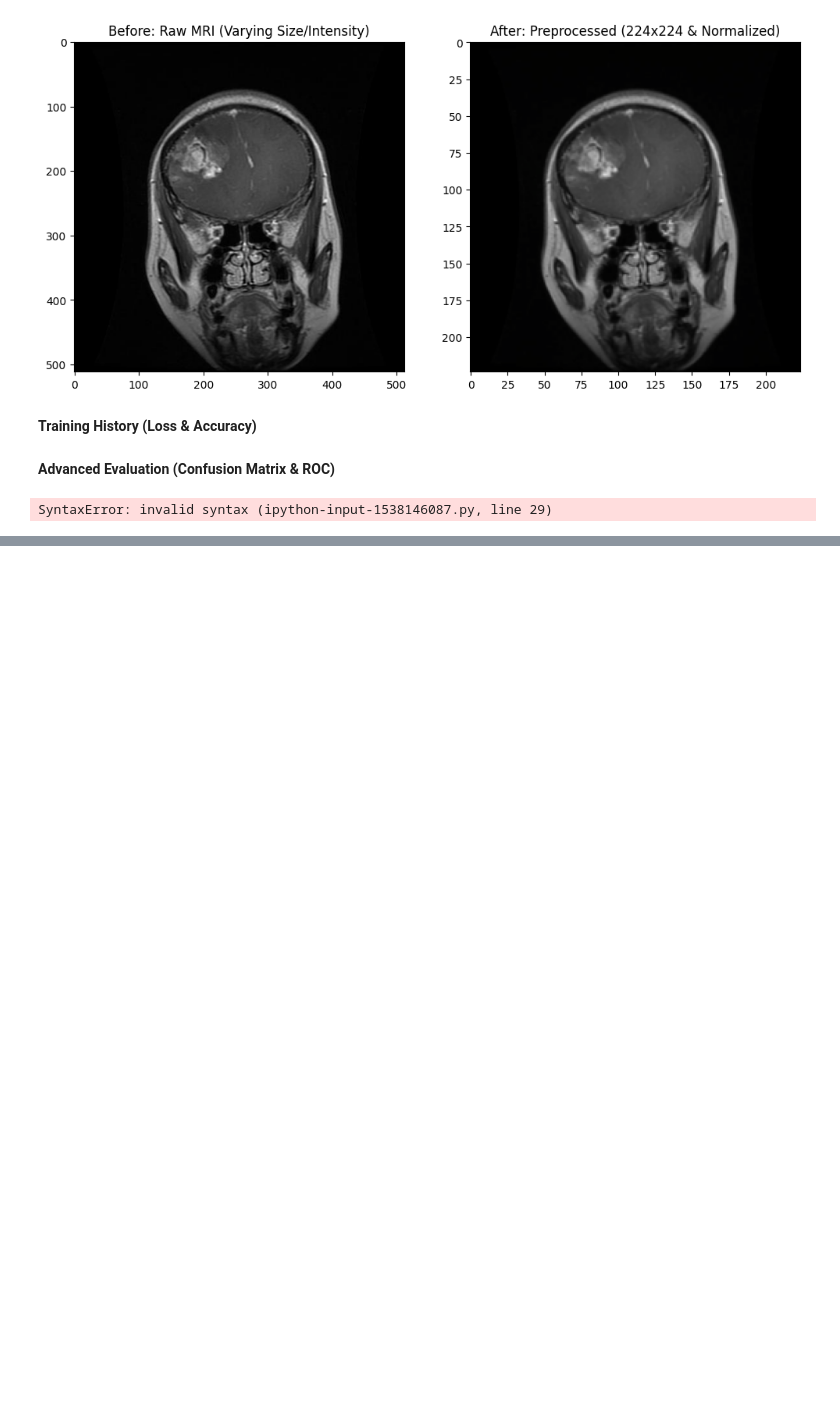
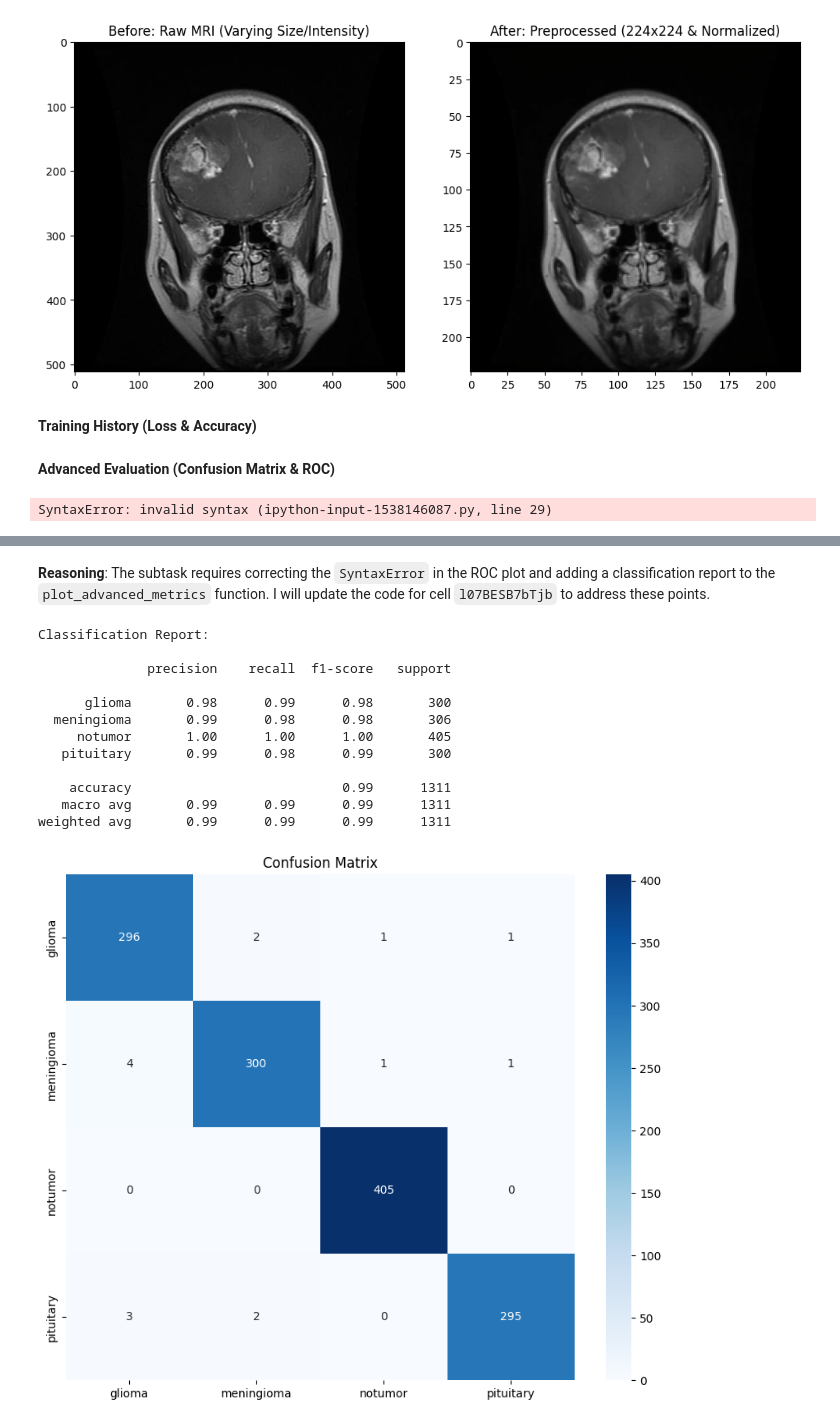
Before and after one commit to Blecyrajan/ML_Projects, a Jupyter notebook: Brain_Tumor.ipynb, the cells around one changed output, grey strips where cells are left out. Saved outputs shown, nothing was run; the diff lists cells and outputs as text; code cells hidden in the pictures; blank space fills up the shorter version.

```diff
--- a/Brain_Tumor.ipynb
+++ b/Brain_Tumor.ipynb
@@ -312,0 +447,58 @@ SyntaxError: invalid syntax (ipython-input-1538146087.py, line 29)
+# %% [markdown]
+**Reasoning**:
+The subtask requires correcting the `SyntaxError` in the ROC plot and adding a classification report to the `plot_advanced_metrics` function. I will update the code for cell `l07BESB7bTjb` to address these points.
+# %%
+from sklearn.metrics import confusion_matrix, roc_curve, auc, classification_report
+
+def plot_advanced_metrics(model, loader, classes):
+    model.eval()
+    all_preds, all_probs, all_labels = [], [], []
+
+    with torch.no_grad():
+        for imgs, labels in loader:
+            imgs = imgs.to(device)
+            outputs, _ = model(imgs)
+            probs = torch.softmax(outputs, dim=1)
+            all_probs.extend(probs.cpu().numpy())
+            all_preds.extend(outputs.argmax(1).cpu().numpy())
+            all_labels.extend(labels.numpy())
+
+    # --- Classification Report ---
+    print("\nClassification Report:\n")
+    print(classification_report(all_labels, all_preds, target_names=classes))
+
+    # --- Confusion Matrix ---
+    cm = confusion_matrix(all_labels, all_preds)
+    plt.figure(figsize=(10, 8))
+    sns.heatmap(cm, annot=True, fmt='d', xticklabels=classes, yticklabels=classes, cmap='Blues')
+    plt.title("Confusion Matrix")
+    plt.savefig("figure_5_cm.png")
+    plt.show()
+
+    # --- ROC / AUC ---
+    plt.figure(figsize=(10, 8))
+    all_probs = np.array(all_probs)
+    for i in range(len(classes)):
+        fpr, tpr, _ = roc_curve(np.array(all_labels) == i, all_probs[:, i])
+        plt.plot(fpr, tpr, label=f'{classes[i]} (AUC = {auc(fpr, tpr):.3f})')
+    plt.plot([0, 1], [0, 1], 'k--') # Fixed: added [0,1], [0,1]
+    plt.title("Multiclass ROC Curves")
+    plt.legend()
+    plt.savefig("figure_6_roc.png")
+    plt.show()
+
+plot_advanced_metrics(model, test_loader, classes)
+# %% [output]
+Classification Report:
+
+              precision    recall  f1-score   support
+
+      glioma       0.98      0.99      0.98       300
+  meningioma       0.99      0.98      0.98       306
+     notumor       1.00      1.00      1.00       405
+   pituitary       0.99      0.98      0.99       300
+
+    accuracy                           0.99      1311
+   macro avg       0.99      0.99      0.99      1311
+weighted avg       0.99      0.99      0.99      1311
+[figure, added]
```
Also changed, not shown: parts of 15 cells of this notebook.
